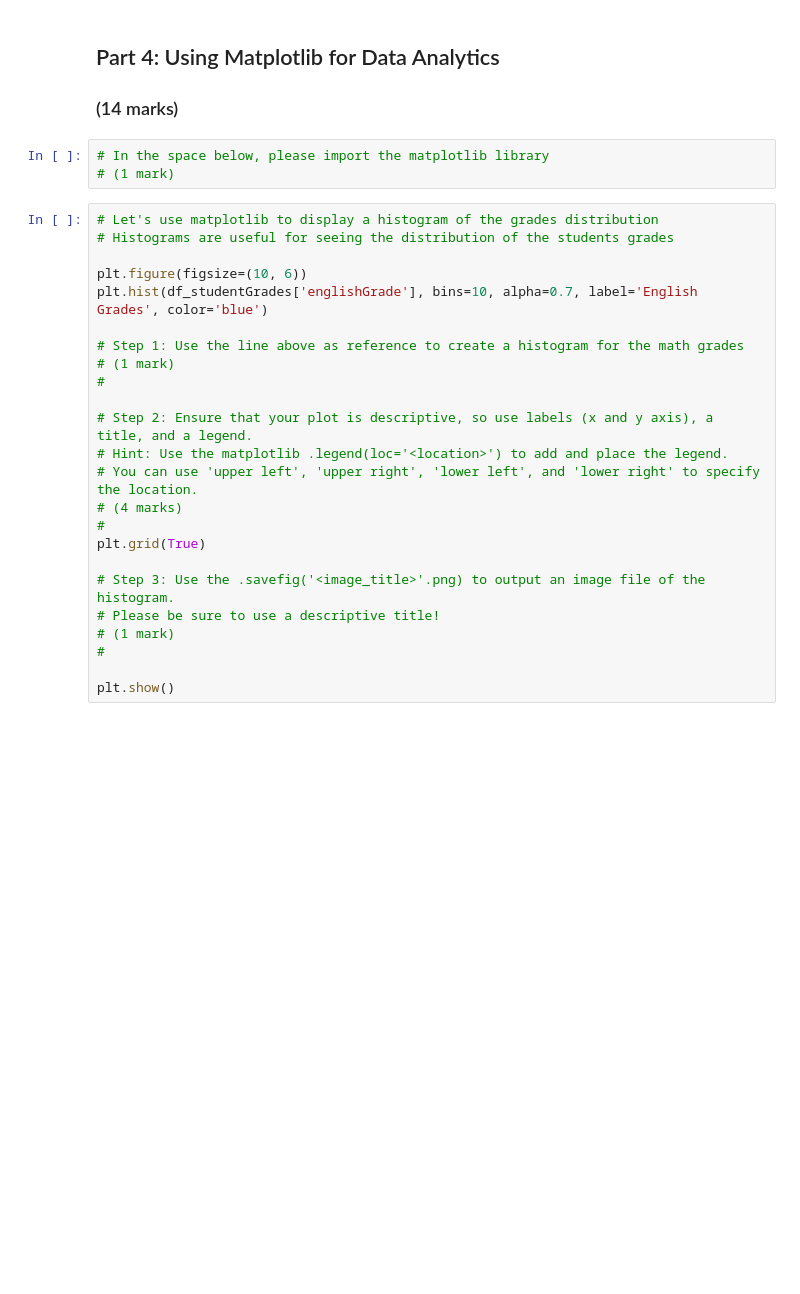
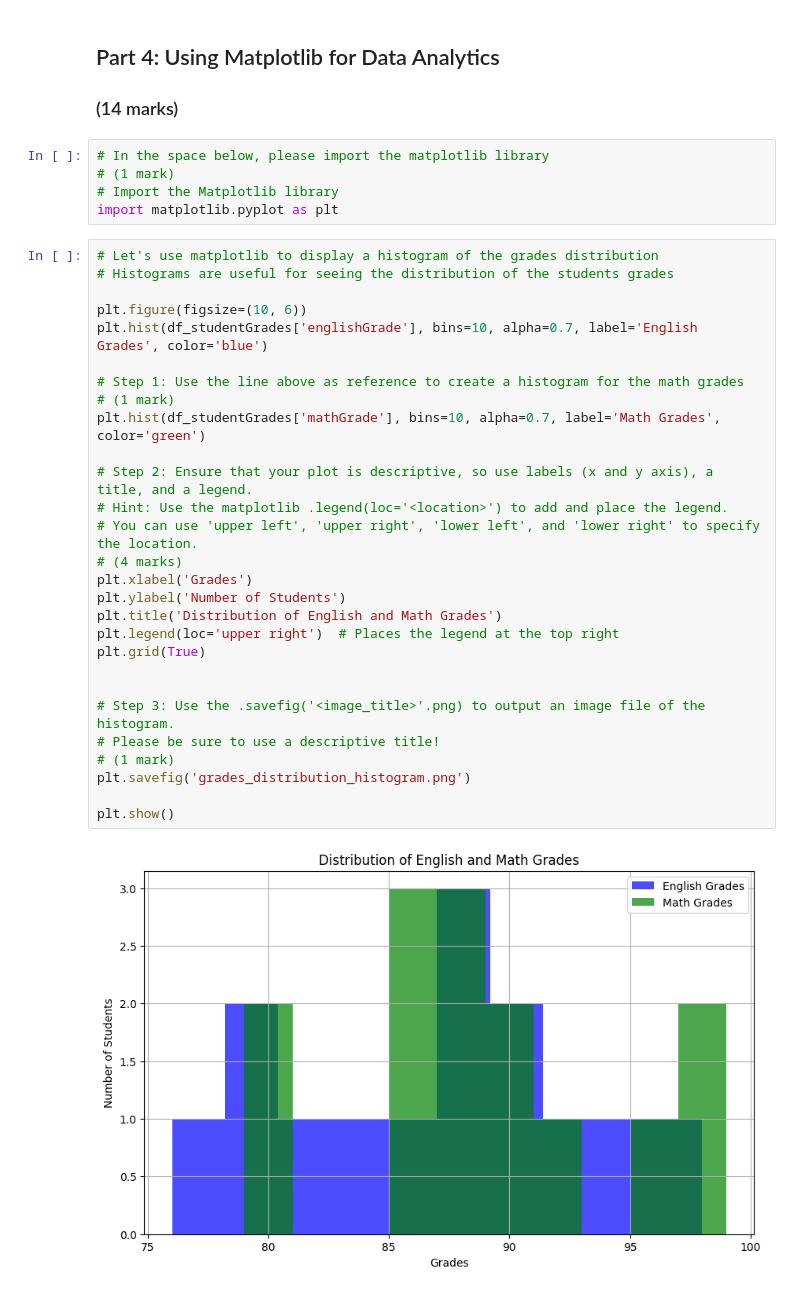
Before and after one commit to hanifbhuian/hanifbhuian.github.io, a Jupyter notebook: Lab_Assignment1/StudentGradeManagementSystem.ipynb, the cells around one changed output. Drawn from its saved outputs; the diff is of its cells as text; blank space fills up the shorter version.

```diff
--- a/Lab_Assignment1/StudentGradeManagementSystem.ipynb
+++ b/Lab_Assignment1/StudentGradeManagementSystem.ipynb
@@ -452,30 +452,38 @@ newIndex
 # %%
 # In the space below, please import the matplotlib library
 # (1 mark)
+# Import the Matplotlib library
+import matplotlib.pyplot as plt
 # %%
 # Let's use matplotlib to display a histogram of the grades distribution
 # Histograms are useful for seeing the distribution of the students grades
 
 plt.figure(figsize=(10, 6))
 plt.hist(df_studentGrades['englishGrade'], bins=10, alpha=0.7, label='English Grades', color='blue')
 
 # Step 1: Use the line above as reference to create a histogram for the math grades
 # (1 mark)
-#
+plt.hist(df_studentGrades['mathGrade'], bins=10, alpha=0.7, label='Math Grades', color='green')
 
 # Step 2: Ensure that your plot is descriptive, so use labels (x and y axis), a title, and a legend.
 # Hint: Use the matplotlib .legend(loc='<location>') to add and place the legend.
 # You can use 'upper left', 'upper right', 'lower left', and 'lower right' to specify the location.
 # (4 marks)
-#
+plt.xlabel('Grades')
+plt.ylabel('Number of Students')
+plt.title('Distribution of English and Math Grades')
+plt.legend(loc='upper right')  # Places the legend at the top right
 plt.grid(True)
+
 
 # Step 3: Use the .savefig('<image_title>'.png) to output an image file of the histogram.
 # Please be sure to use a descriptive title!
 # (1 mark)
-#
+plt.savefig('grades_distribution_histogram.png')
 
 plt.show()
+# %% [output]
+[figure, added]
 # %%
 # Let's also use matplotlib to display a scatter plot of English vs. Math grades
 # Scatter plots are useful for seeing the relationship between two variables
```
Also changed, not shown: parts of 3 cells of this notebook.
